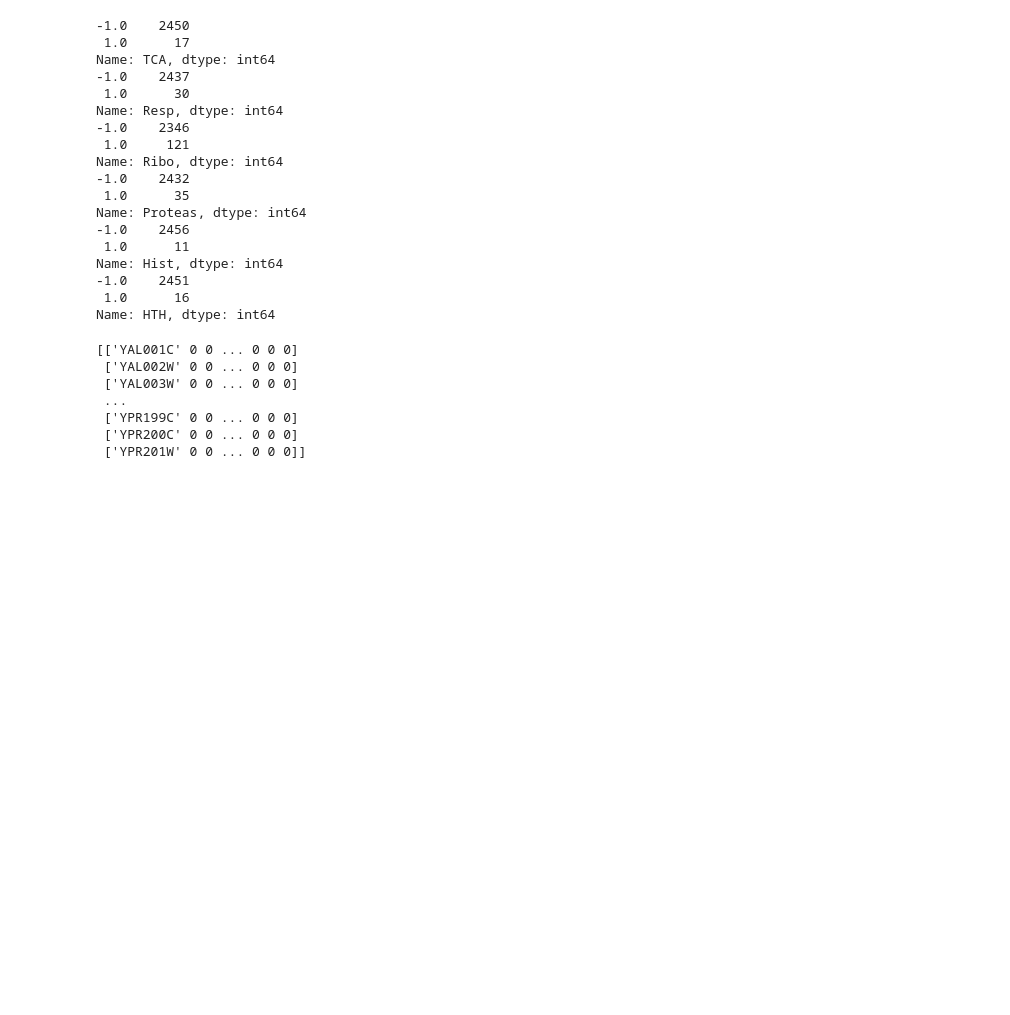
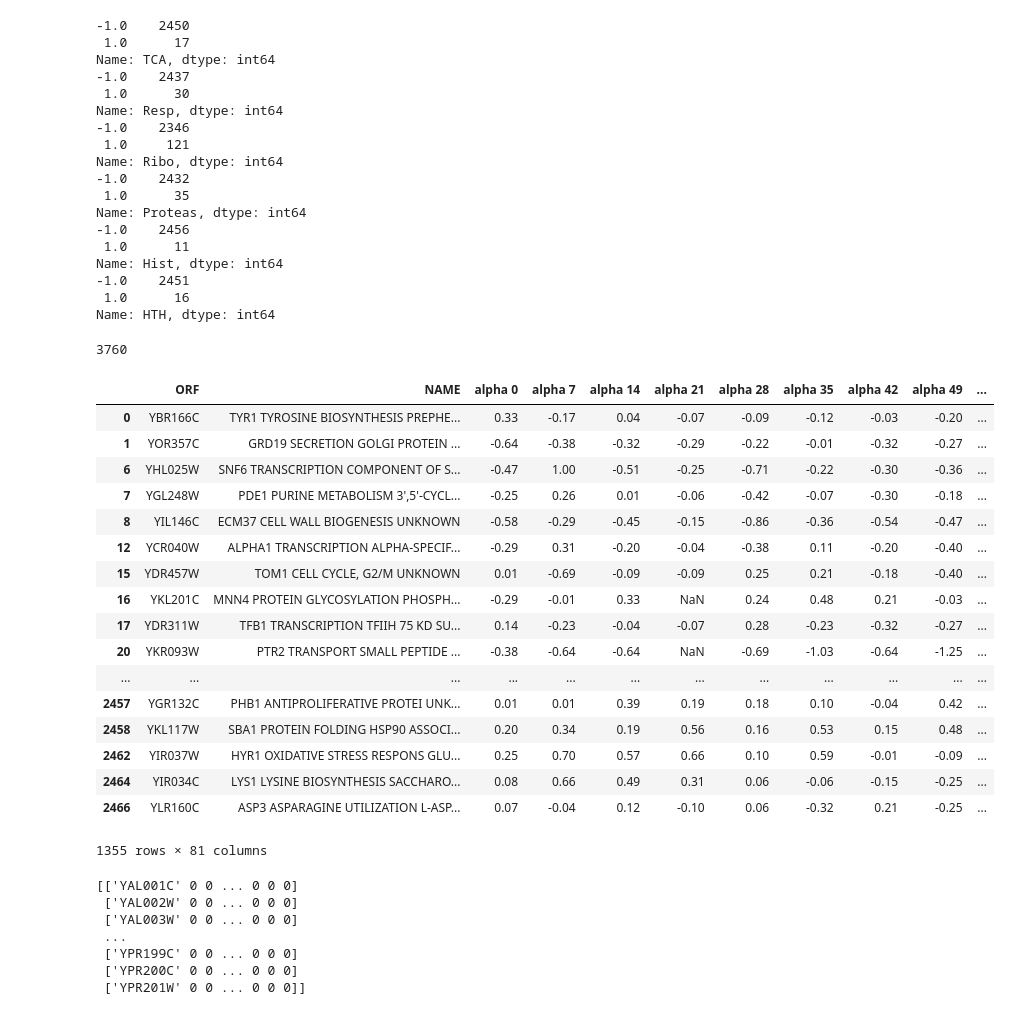
Before and after one commit to vardaansharma/dmeminiproject, a Jupyter notebook: Untitled.ipynb, the cells around one changed output. Saved outputs shown, nothing was run; the diff lists cells and outputs as text; code cells hidden in the pictures; blank space fills up the shorter version.

```diff
--- a/Untitled.ipynb
+++ b/Untitled.ipynb
@@ -32,6 +32,32 @@ Name: Hist, dtype: int64
 -1.0    2451
  1.0      16
 Name: HTH, dtype: int64
+# %%
+X.isna().sum()
+# %% [output]
+3760
+# %%
+# X.info()
+X.dropna(thresh=(81-1))
+# %% [output]
+|  | ORF | NAME | alpha 0 | alpha 7 | alpha 14 | alpha 21 | alpha 28 | alpha 35 | alpha 42 | alpha 49 | ... |
+| 0 | YBR166C | TYR1 TYROSINE BIOSYNTHESIS PREPHE... | 0.33 | -0.17 | 0.04 | -0.07 | -0.09 | -0.12 | -0.03 | -0.20 | ... |
+| 1 | YOR357C | GRD19 SECRETION GOLGI PROTEIN ... | -0.64 | -0.38 | -0.32 | -0.29 | -0.22 | -0.01 | -0.32 | -0.27 | ... |
+| 6 | YHL025W | SNF6 TRANSCRIPTION COMPONENT OF S... | -0.47 | 1.00 | -0.51 | -0.25 | -0.71 | -0.22 | -0.30 | -0.36 | ... |
+| 7 | YGL248W | PDE1 PURINE METABOLISM 3',5'-CYCL... | -0.25 | 0.26 | 0.01 | -0.06 | -0.42 | -0.07 | -0.30 | -0.18 | ... |
+| 8 | YIL146C | ECM37 CELL WALL BIOGENESIS UNKNOWN | -0.58 | -0.29 | -0.45 | -0.15 | -0.86 | -0.36 | -0.54 | -0.47 | ... |
+| 12 | YCR040W | ALPHA1 TRANSCRIPTION ALPHA-SPECIF... | -0.29 | 0.31 | -0.20 | -0.04 | -0.38 | 0.11 | -0.20 | -0.40 | ... |
+| 15 | YDR457W | TOM1 CELL CYCLE, G2/M UNKNOWN | 0.01 | -0.69 | -0.09 | -0.09 | 0.25 | 0.21 | -0.18 | -0.40 | ... |
+| 16 | YKL201C | MNN4 PROTEIN GLYCOSYLATION PHOSPH... | -0.29 | -0.01 | 0.33 | NaN | 0.24 | 0.48 | 0.21 | -0.03 | ... |
+| 17 | YDR311W | TFB1 TRANSCRIPTION TFIIH 75 KD SU... | 0.14 | -0.23 | -0.04 | -0.07 | 0.28 | -0.23 | -0.32 | -0.27 | ... |
+| 20 | YKR093W | PTR2 TRANSPORT SMALL PEPTIDE ... | -0.38 | -0.64 | -0.64 | NaN | -0.69 | -1.03 | -0.64 | -1.25 | ... |
+| ... | ... | ... | ... | ... | ... | ... | ... | ... | ... | ... | ... |
+| 2457 | YGR132C | PHB1 ANTIPROLIFERATIVE PROTEI UNK... | 0.01 | 0.01 | 0.39 | 0.19 | 0.18 | 0.10 | -0.04 | 0.42 | ... |
+| 2458 | YKL117W | SBA1 PROTEIN FOLDING HSP90 ASSOCI... | 0.20 | 0.34 | 0.19 | 0.56 | 0.16 | 0.53 | 0.15 | 0.48 | ... |
+| 2462 | YIR037W | HYR1 OXIDATIVE STRESS RESPONS GLU... | 0.25 | 0.70 | 0.57 | 0.66 | 0.10 | 0.59 | -0.01 | -0.09 | ... |
+| 2464 | YIR034C | LYS1 LYSINE BIOSYNTHESIS SACCHARO... | 0.08 | 0.66 | 0.49 | 0.31 | 0.06 | -0.06 | -0.15 | -0.25 | ... |
+| 2466 | YLR160C | ASP3 ASPARAGINE UTILIZATION L-ASP... | 0.07 | -0.04 | 0.12 | -0.10 | 0.06 | -0.32 | 0.21 | -0.25 | ... |
+1355 rows × 81 columns
 # %%
 
 
```
Also changed, not shown: parts of 2 cells of this notebook.
